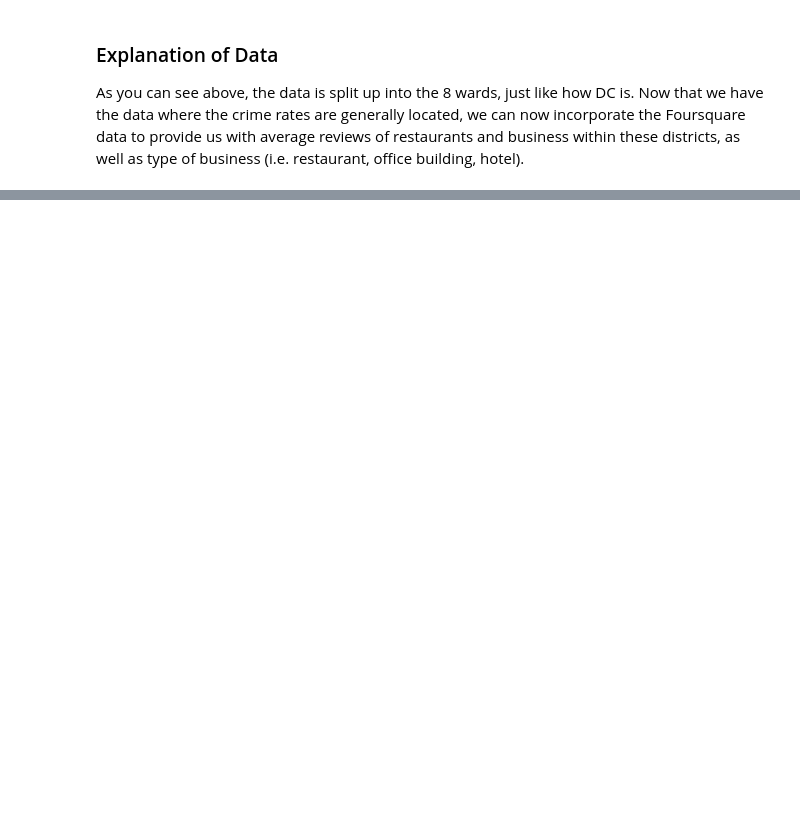
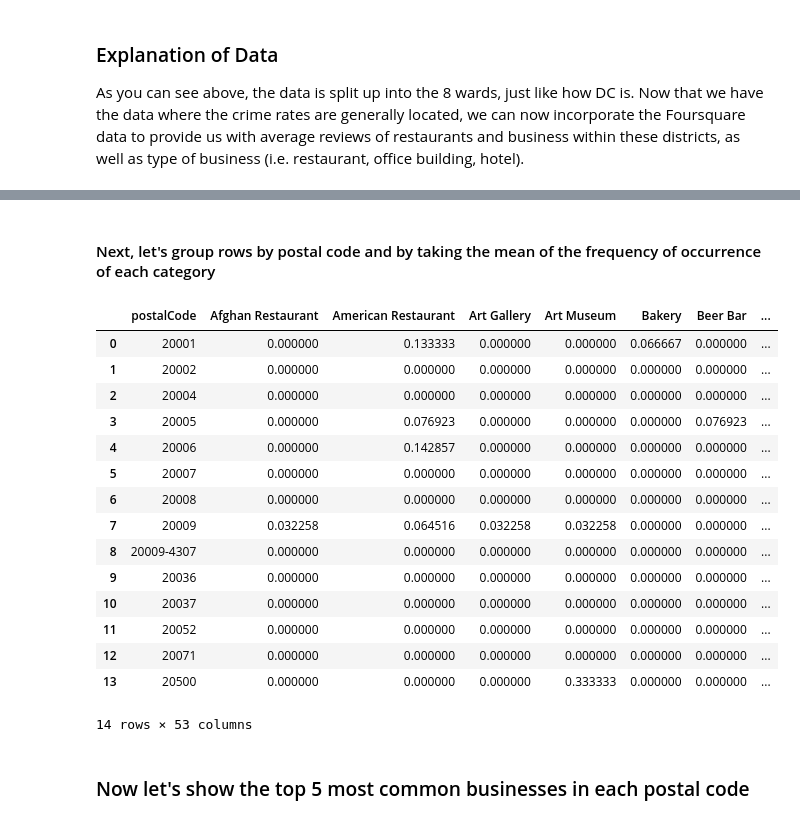
Before and after one commit to pguo94/Coursera_Capstone, a Jupyter notebook: DC Crime Rates Database.ipynb, the cells around one changed output, grey strips where cells are left out. Saved outputs shown, nothing was run; the diff lists cells and outputs as text; code cells hidden in the pictures; blank space fills up the shorter version.

```diff
--- a/DC Crime Rates Database.ipynb
+++ b/DC Crime Rates Database.ipynb
@@ -83,0 +168,12 @@ As you can see above, the data is split up into the 8 wards, just like how DC is
+# %%
+# function that extracts the category of the venue
+def get_category_type(row):
+    try:
+        categories_list = row['categories']
+    except:
+        categories_list = row['venue.categories']
+
+    if len(categories_list) == 0:
+        return None
+    else:
+        return categories_list[0]['name']
@@ -83,0 +182,16 @@ As you can see above, the data is split up into the 8 wards, just like how DC is
+# %%
+venues = results['response']['groups'][0]['items']
+
+nearby_venues = json_normalize(venues) # flatten JSON
+
+# filter columns
+filtered_columns = ['venue.name', 'venue.categories', 'venue.location.lat', 'venue.location.lng', 'venue.location.postalCode']
+nearby_venues =nearby_venues.loc[:, filtered_columns]
+
+# filter the category for each row
+nearby_venues['venue.categories'] = nearby_venues.apply(get_category_type, axis=1)
+
+# clean columns
+nearby_venues.columns = [col.split(".")[-1] for col in nearby_venues.columns]
+
+nearby_venues.head()
@@ -83,0 +281,12 @@ As you can see above, the data is split up into the 8 wards, just like how DC is
+# %%
+# one hot encoding
+dc_onehot = pd.get_dummies(nearby_venues[['categories']], prefix="", prefix_sep="")
+
+# add neighborhood column back to dataframe
+dc_onehot['postalCode'] = nearby_venues['postalCode']
+
+# move postalcode column to the first column
+fixed_columns = [dc_onehot.columns[-1]] + list(dc_onehot.columns[:-1])
+dc_onehot = dc_onehot[fixed_columns]
+
+dc_onehot.head()
@@ -83,0 +301,24 @@ As you can see above, the data is split up into the 8 wards, just like how DC is
+# %% [markdown]
+#### Next, let's group rows by postal code and by taking the mean of the frequency of occurrence of each category
+# %%
+dc_grouped = dc_onehot.groupby('postalCode').mean().reset_index()
+dc_grouped
+# %% [output]
+|  | postalCode | Afghan Restaurant | American Restaurant | Art Gallery | Art Museum | Bakery | Beer Bar | ... |
+| 0 | 20001 | 0.000000 | 0.133333 | 0.000000 | 0.000000 | 0.066667 | 0.000000 | ... |
+| 1 | 20002 | 0.000000 | 0.000000 | 0.000000 | 0.000000 | 0.000000 | 0.000000 | ... |
+| 2 | 20004 | 0.000000 | 0.000000 | 0.000000 | 0.000000 | 0.000000 | 0.000000 | ... |
+| 3 | 20005 | 0.000000 | 0.076923 | 0.000000 | 0.000000 | 0.000000 | 0.076923 | ... |
+| 4 | 20006 | 0.000000 | 0.142857 | 0.000000 | 0.000000 | 0.000000 | 0.000000 | ... |
+| 5 | 20007 | 0.000000 | 0.000000 | 0.000000 | 0.000000 | 0.000000 | 0.000000 | ... |
+| 6 | 20008 | 0.000000 | 0.000000 | 0.000000 | 0.000000 | 0.000000 | 0.000000 | ... |
+| 7 | 20009 | 0.032258 | 0.064516 | 0.032258 | 0.032258 | 0.000000 | 0.000000 | ... |
+| 8 | 20009-4307 | 0.000000 | 0.000000 | 0.000000 | 0.000000 | 0.000000 | 0.000000 | ... |
+| 9 | 20036 | 0.000000 | 0.000000 | 0.000000 | 0.000000 | 0.000000 | 0.000000 | ... |
+| 10 | 20037 | 0.000000 | 0.000000 | 0.000000 | 0.000000 | 0.000000 | 0.000000 | ... |
+| 11 | 20052 | 0.000000 | 0.000000 | 0.000000 | 0.000000 | 0.000000 | 0.000000 | ... |
+| 12 | 20071 | 0.000000 | 0.000000 | 0.000000 | 0.000000 | 0.000000 | 0.000000 | ... |
+| 13 | 20500 | 0.000000 | 0.000000 | 0.000000 | 0.333333 | 0.000000 | 0.000000 | ... |
+14 rows × 53 columns
+# %% [markdown]
+### Now let's show the top 5 most common businesses in each postal code
```
Also changed, not shown: parts of 36 cells of this notebook.
